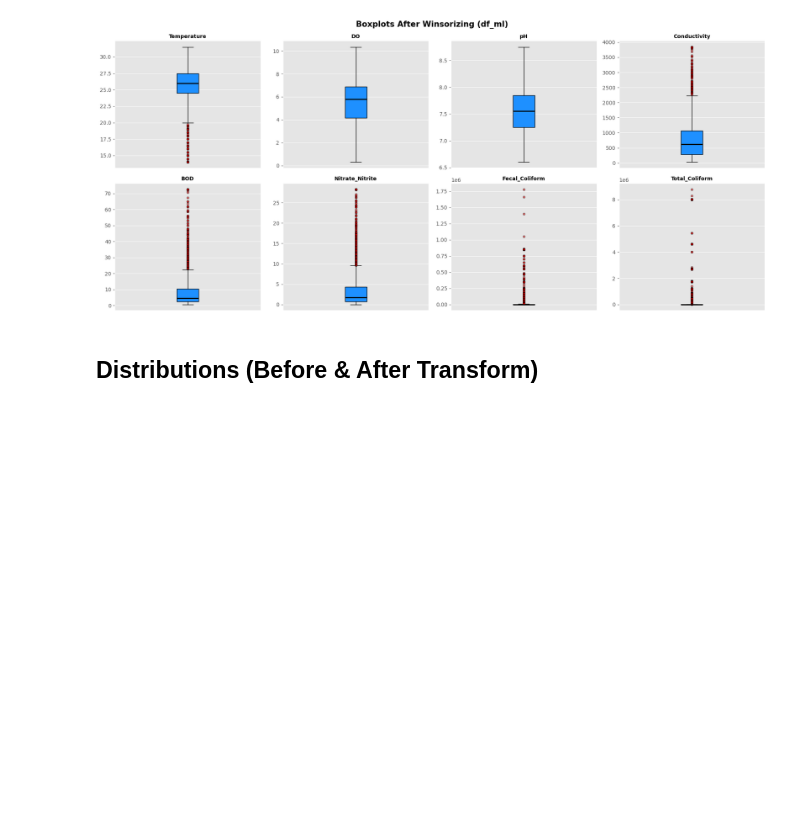
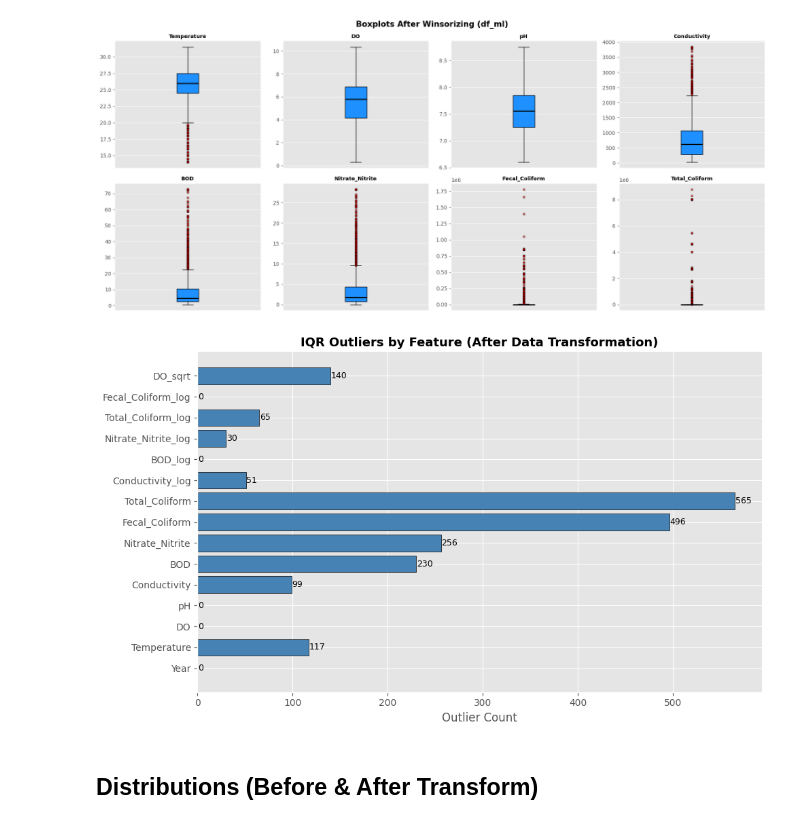
Before and after one commit to thearyt572-jpg/L-Eau-Claire, a Jupyter notebook: Notebook/eda_final_menten.ipynb, the cells around one changed output. Saved outputs shown, nothing was run; the diff lists cells and outputs as text; code cells hidden in the pictures; blank space fills up the shorter version.

```diff
--- a/Notebook/eda_final_menten.ipynb
+++ b/Notebook/eda_final_menten.ipynb
@@ -416,6 +466,39 @@ fig.suptitle('Boxplots After Winsorizing (df_ml)', fontsize=15, fontweight='bold
 plt.tight_layout(); plt.show()
 # %% [output]
 [figure]
+# %%
+ol_df_after = compute_outliers(df_ml)
+
+fig, ax = plt.subplots(figsize=(10, 6))
+
+bars = ax.barh(
+    ol_df_after.index,
+    ol_df_after['Outlier_Count'],
+    color='steelblue',
+    edgecolor='black'
+)
+
+for bar in bars:
+    ax.text(
+        bar.get_width() + 0.5,
+        bar.get_y() + bar.get_height() / 2,
+        f'{int(bar.get_width())}',
+        va='center',
+        fontsize=9
+    )
+
+ax.set_title(
+    'IQR Outliers by Feature (After Data Transformation)',
+    fontsize=13,
+    fontweight='bold'
+)
+ax.set_xlabel('Outlier Count')
+ax.spines['top'].set_visible(False)
+ax.spines['right'].set_visible(False)
+plt.tight_layout()
+plt.show()
+# %% [output]
+[figure, added]
 # %% [markdown]
 ## Distributions (Before & After Transform)
 # %%
```
Also changed, not shown: parts of 5 cells of this notebook.
